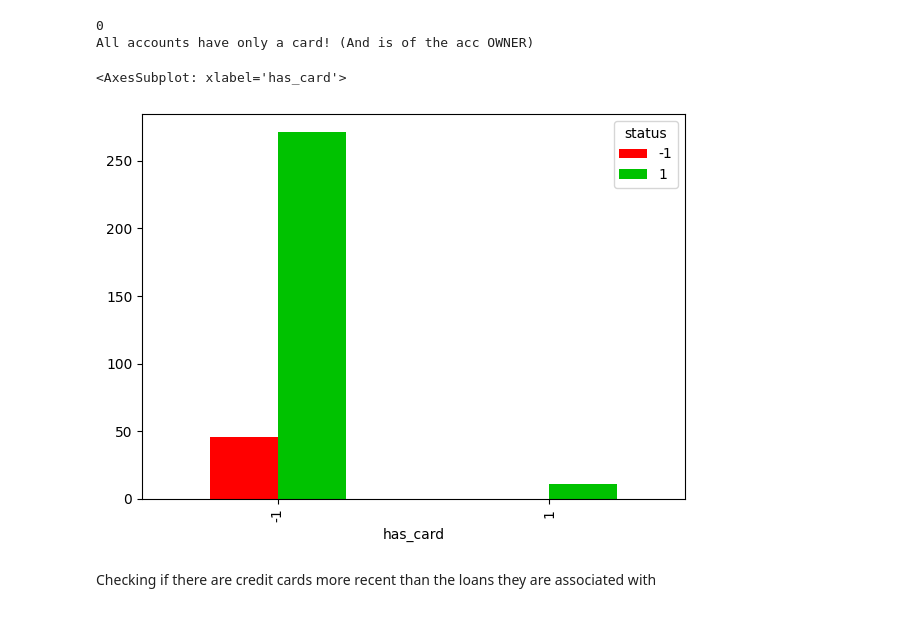
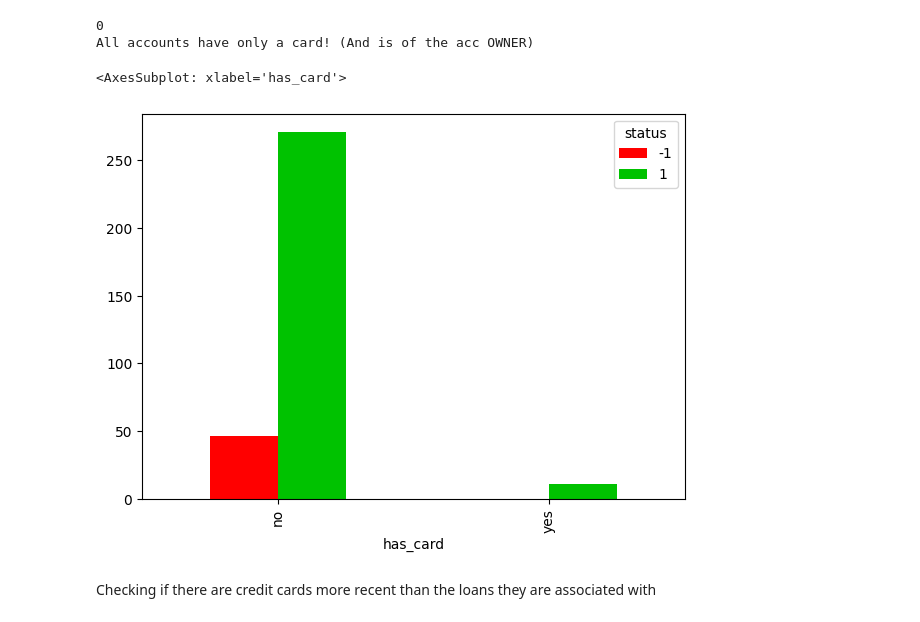
Before and after one commit to bdmendes/feup-ac-banking, a Jupyter notebook: stats.ipynb, the cells around one changed output. Drawn from its saved outputs; the diff is of its cells as text; code cells hidden in the pictures.

```diff
--- a/stats.ipynb
+++ b/stats.ipynb
@@ -347,21 +363,22 @@ All accounts have only a card! (And is of the acc OWNER)
 # %%
 import matplotlib.pyplot as plt
 
 loans_one_card = loans_dev.merge(cards_disp, on="account_id")
 
 loans_cards = loans_dev.merge(cards_disp, on="account_id", how='left')
 loans_no_card = loans_cards[loans_cards.disp_id.isna()]
 
-loans_one_card = pd.DataFrame(data = loans_one_card, columns=['loan_id', 'status']).assign(has_card = '1')
-loans_no_card =  pd.DataFrame(data = loans_no_card, columns=['loan_id', 'status']).assign(has_card = '-1')
+loans_one_card = pd.DataFrame(data = loans_one_card, columns=['loan_id', 'status']).assign(has_card = 'yes')
+loans_no_card =  pd.DataFrame(data = loans_no_card, columns=['loan_id', 'status']).assign(has_card = 'no')
 
 new_loans_cards = pd.concat([loans_one_card, loans_no_card])
 new_loans_cards=new_loans_cards.groupby(['has_card', 'status'])['status'].agg('count').unstack()
+
 fig, ax = plt.subplots(figsize = (7, 5))
 new_loans_cards.plot(kind = "bar", ax=ax,color =['#ff0000', '#00c200'])
 # %% [output]
 <AxesSubplot: xlabel='has_card'>
-[figure, old version]
+[figure, new version]
 # %% [markdown]
 Checking if there are credit cards more recent than the loans they are associated with
 # %%
```
Also changed, not shown: parts of 3 cells of this notebook.
